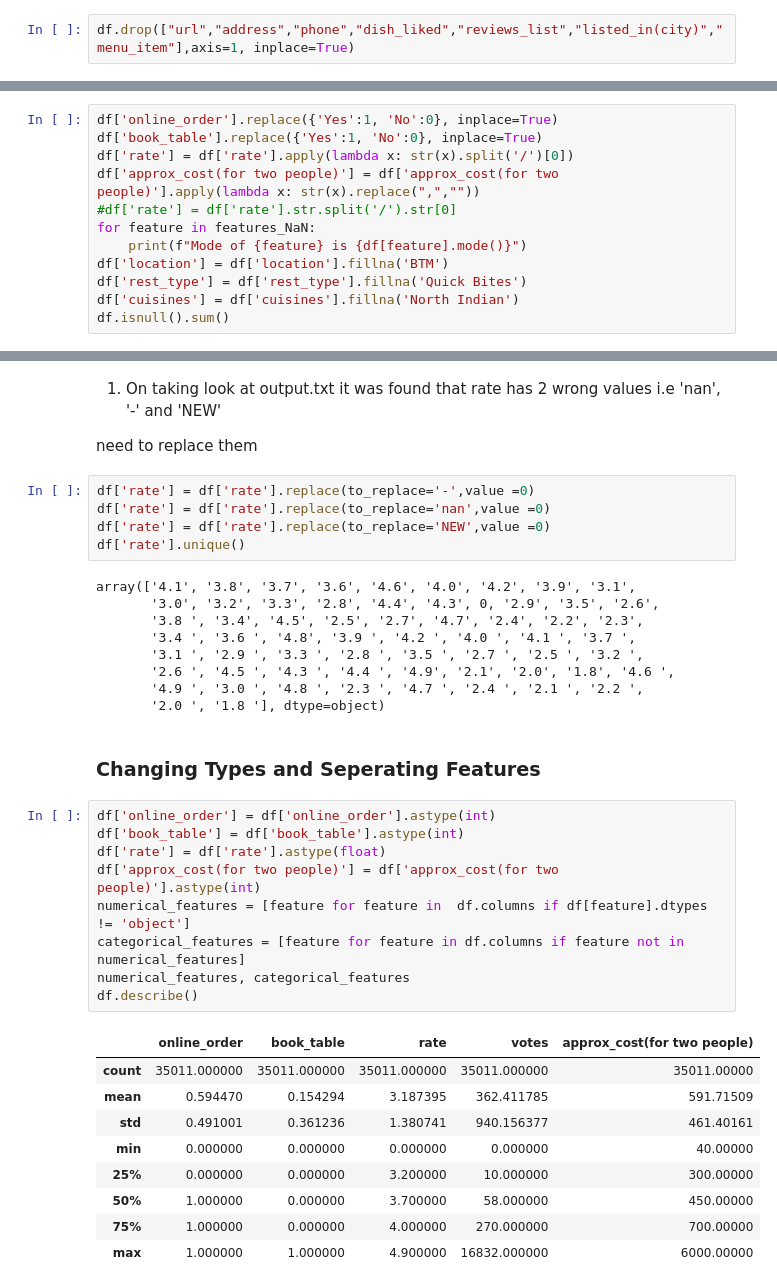
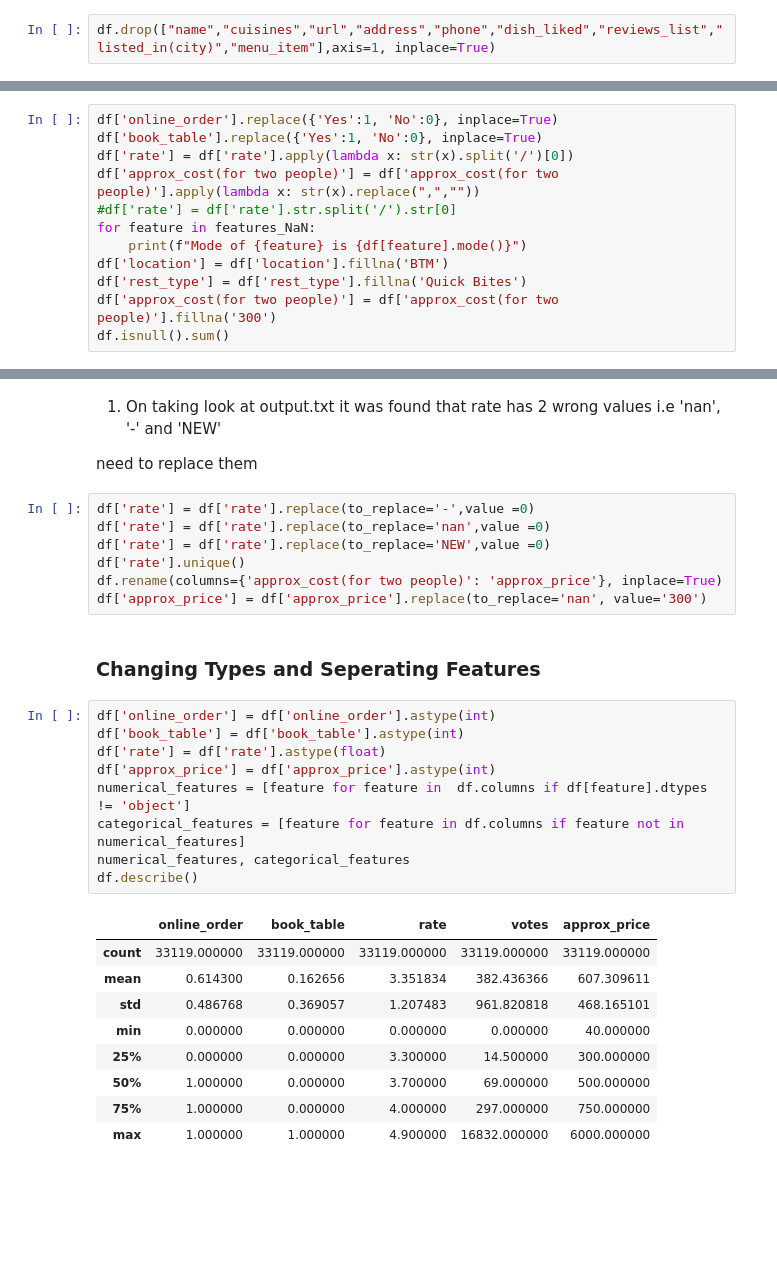
Before and after one commit to sahrudaysherla/Zomato-Rating-Prediction, a Jupyter notebook: Notebooks/EDA.ipynb, the cells around one changed output, grey strips where cells are left out. Saved outputs shown, nothing was run; the diff lists cells and outputs as text; blank space fills up the shorter version.

```diff
--- a/Notebooks/EDA.ipynb
+++ b/Notebooks/EDA.ipynb
@@ -5,7 +5,7 @@ import matplotlib.pyplot as plt
 path = "https://media.githubusercontent.com/media/sahrudaysherla/Zomato-Rating-Prediction/main/zomato.csv"
 df = pd.read_csv(path)
 # %%
-df.drop(["url","address","phone","dish_liked","reviews_list","listed_in(city)","menu_item"],axis=1, inplace=True)
+df.drop(["name","cuisines","url","address","phone","dish_liked","reviews_list","listed_in(city)","menu_item"],axis=1, inplace=True)
 # %% [markdown]
 We have in total 10 columns after dropping 7 redundent columns and they are as follows
 
@@ -45,6 +43,6 @@ for feature in features_NaN:
     print(f"Mode of {feature} is {df[feature].mode()}")
 df['location'] = df['location'].fillna('BTM')
 df['rest_type'] = df['rest_type'].fillna('Quick Bites')
-df['cuisines'] = df['cuisines'].fillna('North Indian')
+df['approx_cost(for two people)'] = df['approx_cost(for two people)'].fillna('300')
 df.isnull().sum()
 # %% [output]
@@ -92,33 +86,26 @@ df['rate'] = df['rate'].replace(to_replace='-',value =0)
 df['rate'] = df['rate'].replace(to_replace='nan',value =0)
 df['rate'] = df['rate'].replace(to_replace='NEW',value =0)
 df['rate'].unique()
+df.rename(columns={'approx_cost(for two people)': 'approx_price'}, inplace=True)
+df['approx_price'] = df['approx_price'].replace(to_replace='nan', value='300')
-# %% [output]
-array(['4.1', '3.8', '3.7', '3.6', '4.6', '4.0', '4.2', '3.9', '3.1',
-       '3.0', '3.2', '3.3', '2.8', '4.4', '4.3', 0, '2.9', '3.5', '2.6',
-       '3.8 ', '3.4', '4.5', '2.5', '2.7', '4.7', '2.4', '2.2', '2.3',
-       '3.4 ', '3.6 ', '4.8', '3.9 ', '4.2 ', '4.0 ', '4.1 ', '3.7 ',
-       '3.1 ', '2.9 ', '3.3 ', '2.8 ', '3.5 ', '2.7 ', '2.5 ', '3.2 ',
-       '2.6 ', '4.5 ', '4.3 ', '4.4 ', '4.9', '2.1', '2.0', '1.8', '4.6 ',
-       '4.9 ', '3.0 ', '4.8 ', '2.3 ', '4.7 ', '2.4 ', '2.1 ', '2.2 ',
-       '2.0 ', '1.8 '], dtype=object)
 # %% [markdown]
 ### Changing Types and Seperating Features
 # %%
 df['online_order'] = df['online_order'].astype(int)
 df['book_table'] = df['book_table'].astype(int)
 df['rate'] = df['rate'].astype(float)
-df['approx_cost(for two people)'] = df['approx_cost(for two people)'].astype(int)
+df['approx_price'] = df['approx_price'].astype(int)
 numerical_features = [feature for feature in  df.columns if df[feature].dtypes != 'object']
 categorical_features = [feature for feature in df.columns if feature not in numerical_features]
 numerical_features, categorical_features
 df.describe()
 # %% [output]
-|  | online_order | book_table | rate | votes | approx_cost(for two people) |
-| count | 35011.000000 | 35011.000000 | 35011.000000 | 35011.000000 | 35011.00000 |
-| mean | 0.594470 | 0.154294 | 3.187395 | 362.411785 | 591.71509 |
-| std | 0.491001 | 0.361236 | 1.380741 | 940.156377 | 461.40161 |
-| min | 0.000000 | 0.000000 | 0.000000 | 0.000000 | 40.00000 |
-| 25% | 0.000000 | 0.000000 | 3.200000 | 10.000000 | 300.00000 |
-| 50% | 1.000000 | 0.000000 | 3.700000 | 58.000000 | 450.00000 |
-| 75% | 1.000000 | 0.000000 | 4.000000 | 270.000000 | 700.00000 |
-| max | 1.000000 | 1.000000 | 4.900000 | 16832.000000 | 6000.00000 |
+|  | online_order | book_table | rate | votes | approx_price |
+| count | 33119.000000 | 33119.000000 | 33119.000000 | 33119.000000 | 33119.000000 |
+| mean | 0.614300 | 0.162656 | 3.351834 | 382.436366 | 607.309611 |
+| std | 0.486768 | 0.369057 | 1.207483 | 961.820818 | 468.165101 |
+| min | 0.000000 | 0.000000 | 0.000000 | 0.000000 | 40.000000 |
+| 25% | 0.000000 | 0.000000 | 3.300000 | 14.500000 | 300.000000 |
+| 50% | 1.000000 | 0.000000 | 3.700000 | 69.000000 | 500.000000 |
+| 75% | 1.000000 | 0.000000 | 4.000000 | 297.000000 | 750.000000 |
+| max | 1.000000 | 1.000000 | 4.900000 | 16832.000000 | 6000.000000 |
```
Also changed, not shown: parts of 16 cells of this notebook.
